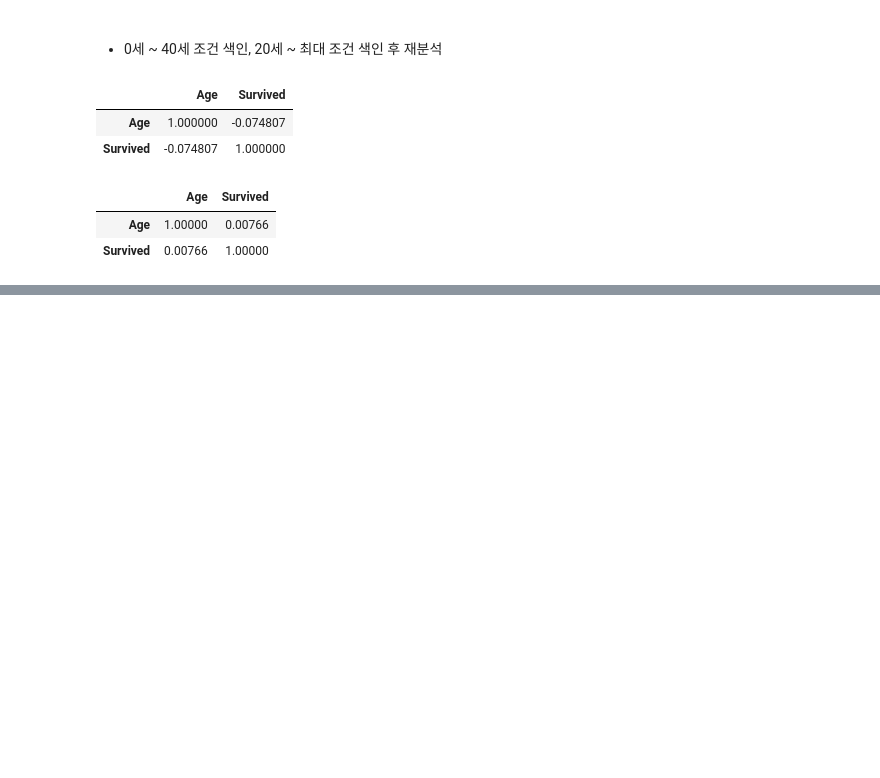
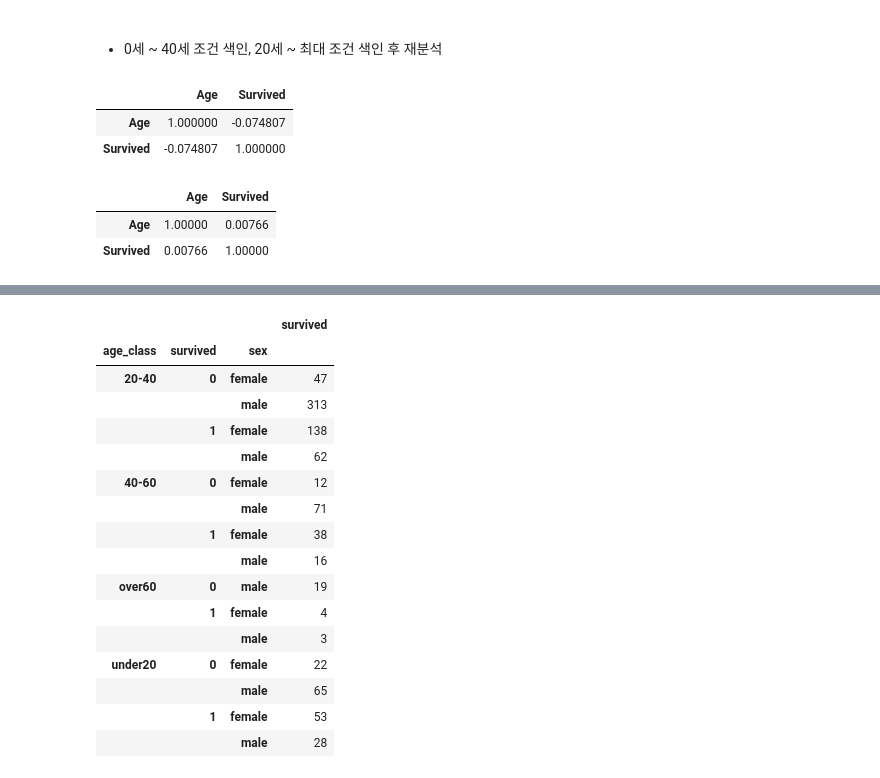
Before and after one commit to dev-EthanJ/Numpy_and_Pandas, a Jupyter notebook: 20221102_1_Data_pre-processing_and_Visualization.ipynb, the cells around one changed output, grey strips where cells are left out. Saved outputs shown, nothing was run; the diff lists cells and outputs as text; code cells hidden in the pictures; blank space fills up the shorter version.

```diff
--- a/20221102_1_Data_pre-processing_and_Visualization.ipynb
+++ b/20221102_1_Data_pre-processing_and_Visualization.ipynb
@@ -520,0 +844,22 @@ data
+# %%
+age_classed_data = data.groupby(['age_class', 'survived', 'sex'])[['survived']].count()
+
+age_classed_data
+# %% [output]
+|  |  |  | survived |
+| age_class | survived | sex |  |
+| 20-40 | 0 | female | 47 |
+|  |  | male | 313 |
+|  | 1 | female | 138 |
+|  |  | male | 62 |
+| 40-60 | 0 | female | 12 |
+|  |  | male | 71 |
+|  | 1 | female | 38 |
+|  |  | male | 16 |
+| over60 | 0 | male | 19 |
+|  | 1 | female | 4 |
+|  |  | male | 3 |
+| under20 | 0 | female | 22 |
+|  |  | male | 65 |
+|  | 1 | female | 53 |
+|  |  | male | 28 |
```
Also changed, not shown: parts of 83 cells of this notebook, 1 other file.
